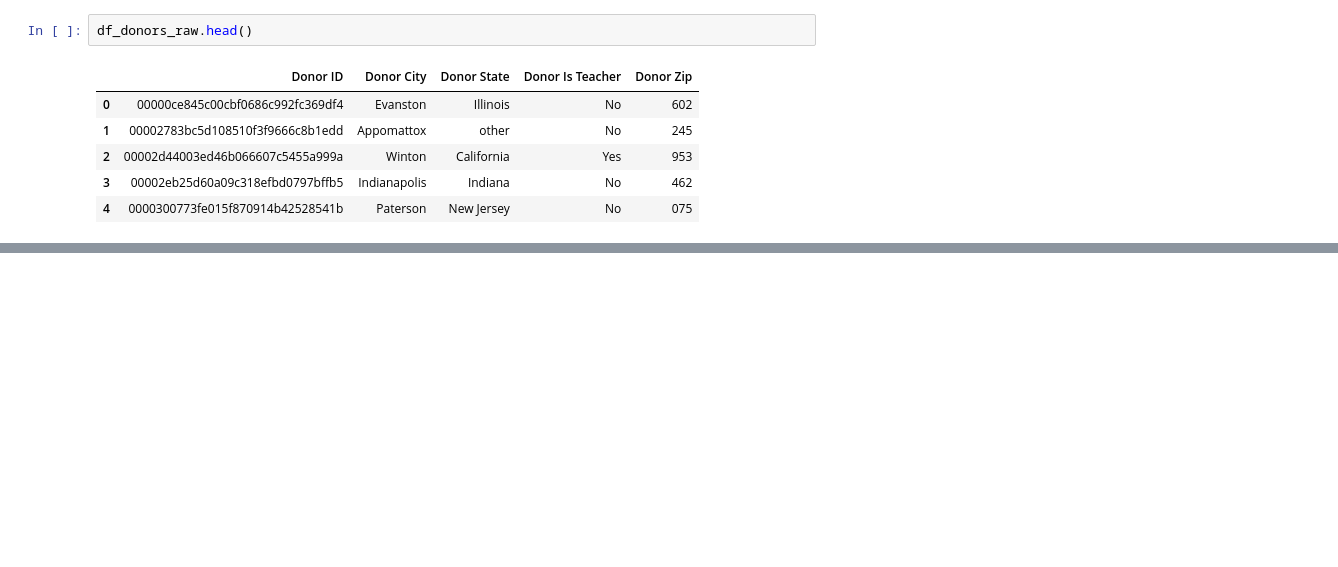
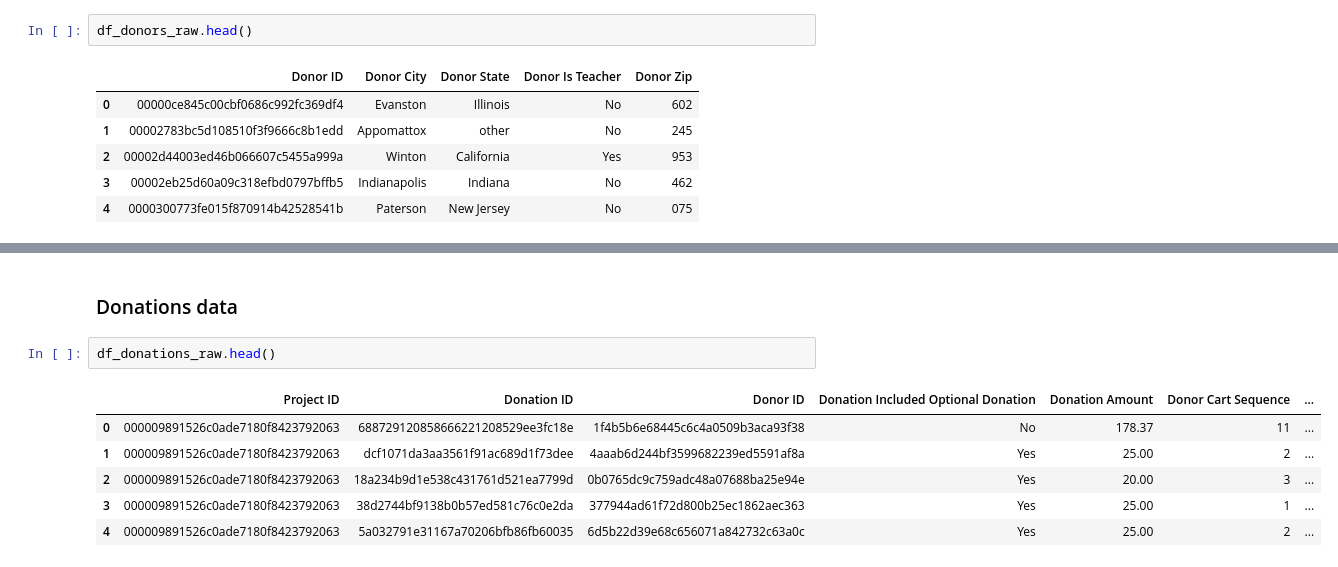
Before and after one commit to prasunshrestha/recommendation_system_for_donors, a Jupyter notebook: ADS_Social_Good_Recommender_System_Notebook.ipynb, the cells around one changed output, grey strips where cells are left out. Saved outputs shown, nothing was run; the diff lists cells and outputs as text; blank space fills up the shorter version.

```diff
--- a/ADS_Social_Good_Recommender_System_Notebook.ipynb
+++ b/ADS_Social_Good_Recommender_System_Notebook.ipynb
@@ -66,0 +86,11 @@ df_donors_raw.head()
+# %% [markdown]
+### Donations data
+# %%
+df_donations_raw.head()
+# %% [output]
+|  | Project ID | Donation ID | Donor ID | Donation Included Optional Donation | Donation Amount | Donor Cart Sequence | ... |
+| 0 | 000009891526c0ade7180f8423792063 | 688729120858666221208529ee3fc18e | 1f4b5b6e68445c6c4a0509b3aca93f38 | No | 178.37 | 11 | ... |
+| 1 | 000009891526c0ade7180f8423792063 | dcf1071da3aa3561f91ac689d1f73dee | 4aaab6d244bf3599682239ed5591af8a | Yes | 25.00 | 2 | ... |
+| 2 | 000009891526c0ade7180f8423792063 | 18a234b9d1e538c431761d521ea7799d | 0b0765dc9c759adc48a07688ba25e94e | Yes | 20.00 | 3 | ... |
+| 3 | 000009891526c0ade7180f8423792063 | 38d2744bf9138b0b57ed581c76c0e2da | 377944ad61f72d800b25ec1862aec363 | Yes | 25.00 | 1 | ... |
+| 4 | 000009891526c0ade7180f8423792063 | 5a032791e31167a70206bfb86fb60035 | 6d5b22d39e68c656071a842732c63a0c | Yes | 25.00 | 2 | ... |
```
Also changed, not shown: parts of 36 cells of this notebook.
